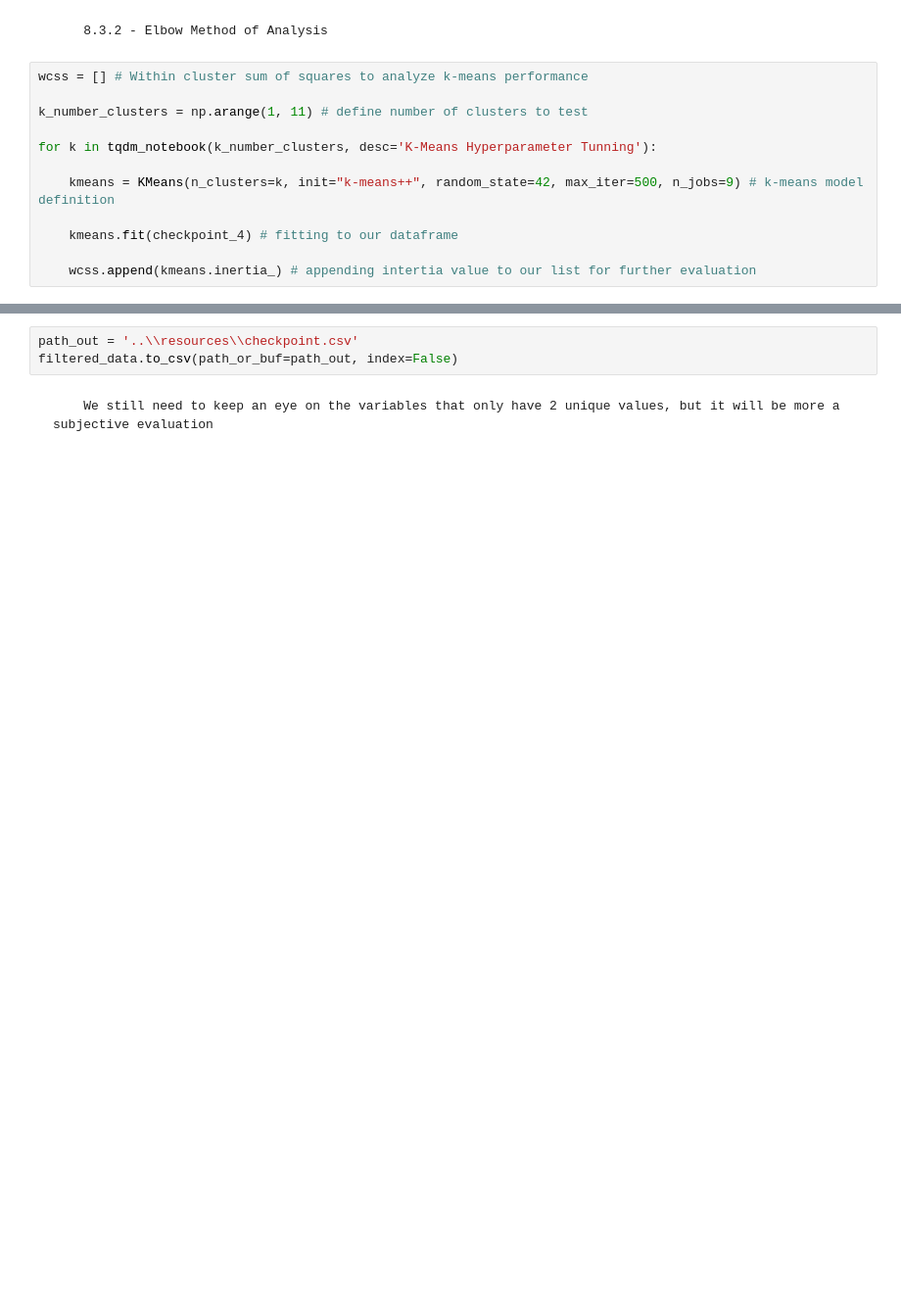
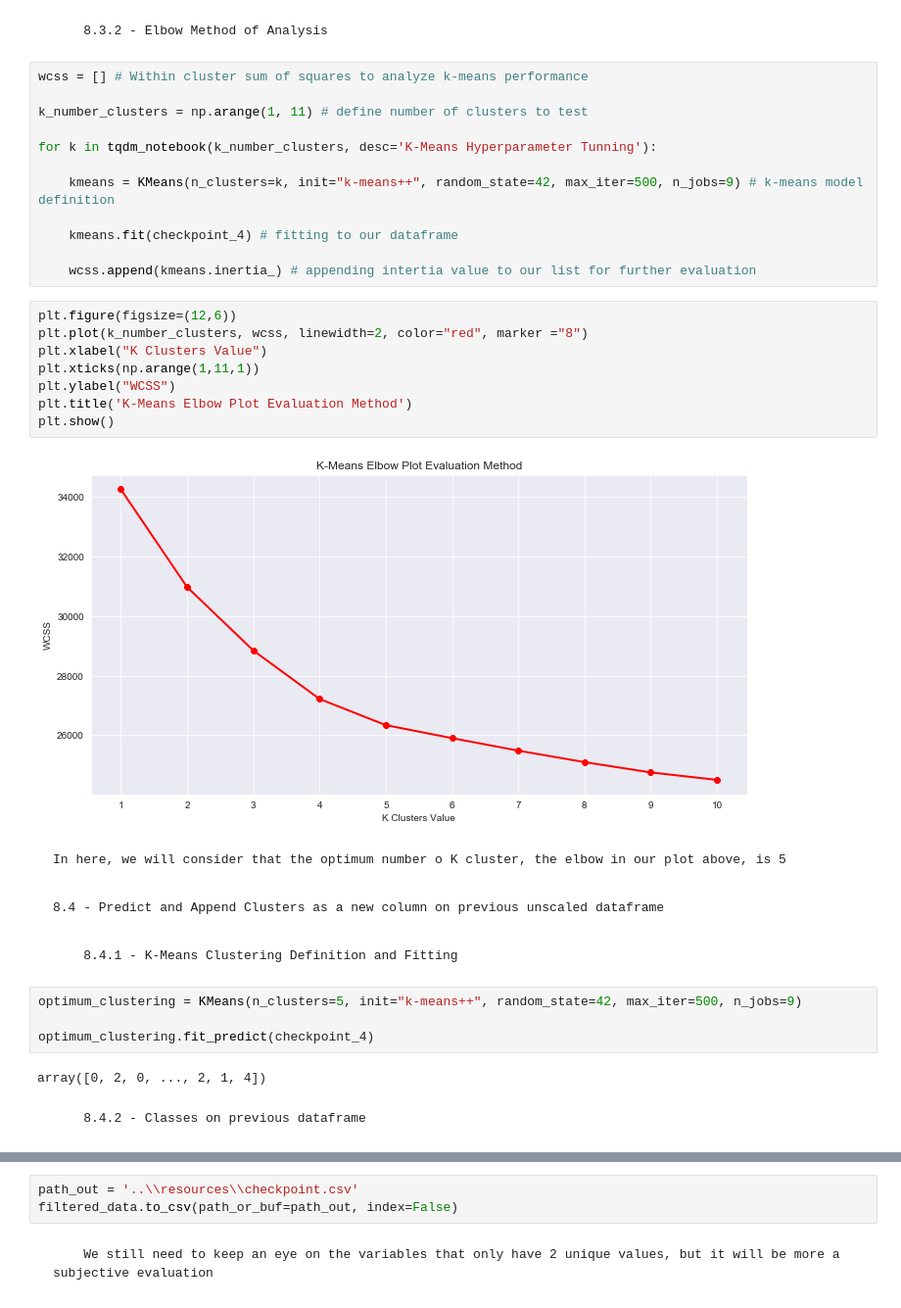
Before and after one commit to mllogeo/MLPGD_Capstone_Project, a Jupyter notebook: scripts/main.ipynb, the cells around one changed output, grey strips where cells are left out. Shown: that part at 98% size. Drawn from its saved outputs; the diff is of its cells as text; blank space fills up the shorter version.

Commit message:
K-Means Update

```diff
--- a/scripts/main.ipynb
+++ b/scripts/main.ipynb
@@ -2067,3 +2067,27 @@ for k in tqdm_notebook(k_number_clusters, desc='K-Means Hyperparameter Tunning')
     kmeans.fit(checkpoint_4) # fitting to our dataframe
 
     wcss.append(kmeans.inertia_) # appending intertia value to our list for further evaluation
+# %%
+plt.figure(figsize=(12,6))
+plt.plot(k_number_clusters, wcss, linewidth=2, color="red", marker ="8")
+plt.xlabel("K Clusters Value")
+plt.xticks(np.arange(1,11,1))
+plt.ylabel("WCSS")
+plt.title('K-Means Elbow Plot Evaluation Method')
+plt.show()
+# %% [output]
+[figure, added]
+# %% [markdown]
+    In here, we will consider that the optimum number o K cluster, the elbow in our plot above, is 5
+# %% [markdown]
+    8.4 - Predict and Append Clusters as a new column on previous unscaled dataframe
+# %% [markdown]
+        8.4.1 - K-Means Clustering Definition and Fitting
+# %%
+optimum_clustering = KMeans(n_clusters=5, init="k-means++", random_state=42, max_iter=500, n_jobs=9)
+
+optimum_clustering.fit_predict(checkpoint_4)
+# %% [output]
+array([0, 2, 0, ..., 2, 1, 4])
+# %% [markdown]
+        8.4.2 - Classes on previous dataframe
```
Also changed, not shown: parts of 3 cells of this notebook.
